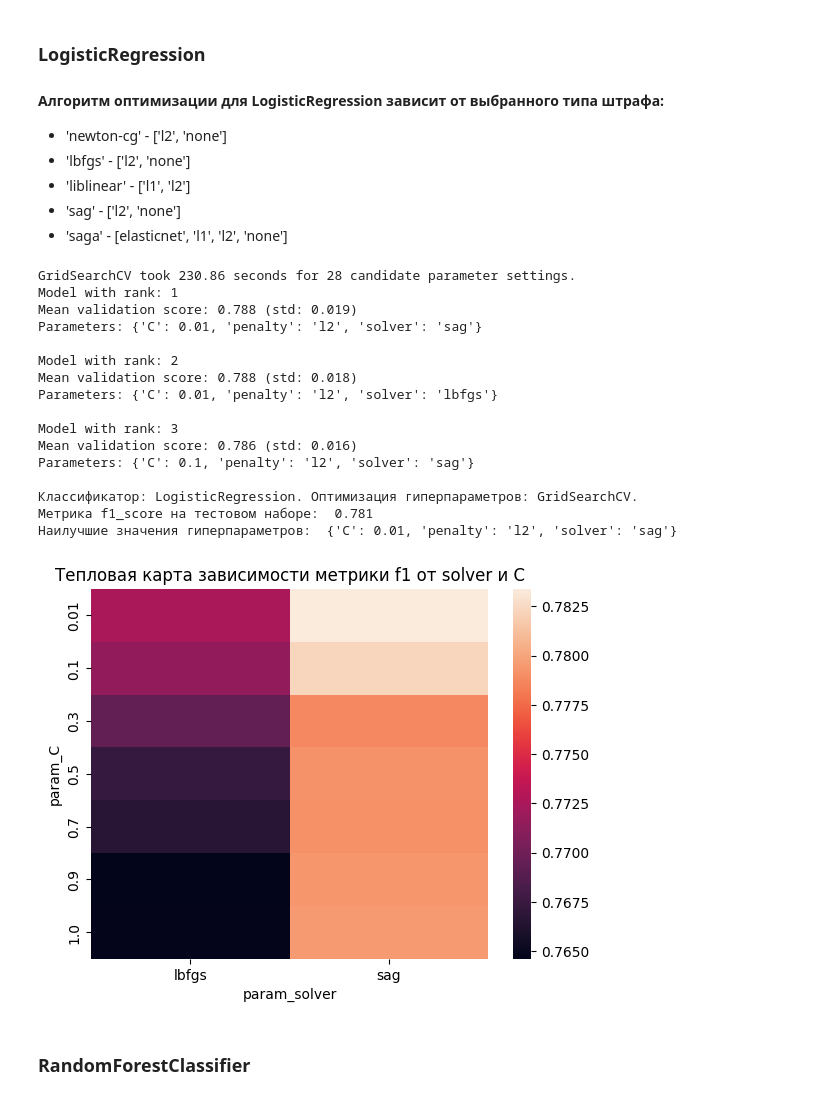
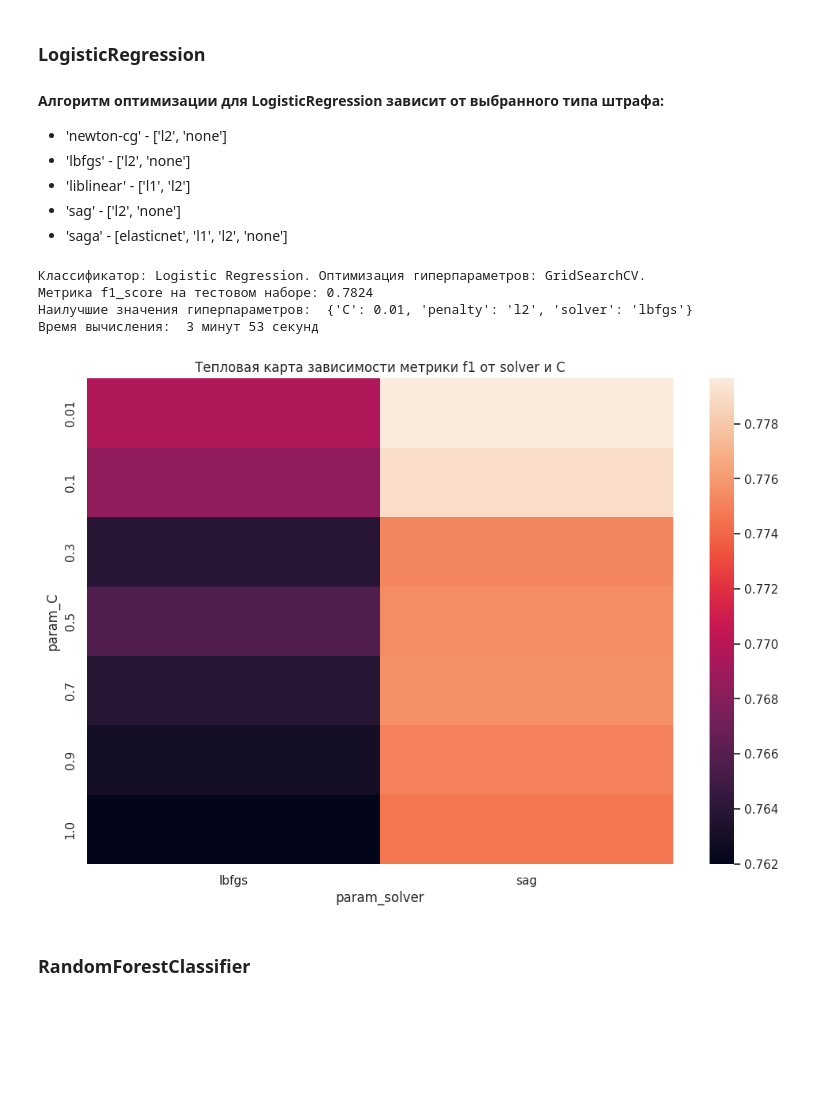
Before and after one commit to IgorekFromRU/DS-Projects, a Jupyter notebook: ML_7_Прогнозирование_биологического_ответа_(HW_3).ipynb, the cells around one changed output. Saved outputs shown, nothing was run; the diff lists cells and outputs as text; code cells hidden in the pictures; blank space fills up the shorter version.

```diff
--- a/ML_7_Прогнозирование_биологического_ответа_(HW_3).ipynb
+++ b/ML_7_Прогнозирование_биологического_ответа_(HW_3).ipynb
@@ -150,0 +140,11 @@ show_info(score_table, name_rf, 'default', score,
+# %%
+default_params={'n_estimators':100, 'max_depth':None, 'min_samples_leaf':1}
+
+hpo_name='default'
+estimator = clf_rand_forest.set_params(**default_params)
+tic = time()
+estimator.fit(X_train,y_train)
+tic_end = time()-tic
+
+test_f1 = f1_score(y_test, estimator.predict(X_test))
+report(estimator.name, hpo_name, test_f1, tic_end, best_params=default_params)
@@ -164,15 +169,17 @@ show_info(score_table, name_rf, 'default', score,
 param_grid = [
               {'penalty': ['l2', 'none'] , # тип регуляризации
               'solver': ['lbfgs', 'sag'], # алгоритм оптимизации
-               'C': [0.01, 0.1, 0.3, 0.5, 0.7, 0.9, 1]}, # уровень силы регурялизации
+               'C': [0.01, 0.1, 0.3, 0.5, 0.7, 0.9, 1]}, # уровень силы регуляризации
 
               # {'penalty': ['l1', 'l2'] ,
               # 'solver': ['liblinear', 'saga'],
               #  'C': [0.01, 0.1, 0.3, 0.5, 0.7, 0.9, 1]}
 ]
 
-grid_search_lr = GridSearchCV(
-    estimator=LogisticRegression(random_state=RANDOMSTATE,max_iter=MAX_ITER)
+hpo_name = 'GridSearchCV'
+estimator = clf_log_reg
+hpo_search = GridSearchCV(
+    estimator=estimator
     , param_grid=param_grid
     # For int/None inputs, if the estimator is a classifier and y is
     # either binary or multiclass, StratifiedKFold is used. In all
@@ -182,50 +189,36 @@ grid_search_lr = GridSearchCV(
     , n_jobs = -1
     )
 
-start=time()
-grid_search_lr.fit(X_train, y_train)
-print(
-    "GridSearchCV took %.2f seconds for %d candidate parameter settings."
-    % (time() - start, len(grid_search_lr.cv_results_["params"]))
-)
-report(grid_search_lr.cv_results_)
+tic=time()
+hpo_search.fit(X_train, y_train)
+tic_end = time()-tic
 
+best_params = hpo_search.best_params_
 # Оба варианта вычисляют F1-меру на тестовом наборе данных
 # с использованием модели, обученной с лучшими гиперпараметрами.
 # Разница заключается в том, как это делается - через метод .score
-# или через явное предсказание и metrics.f1_score.
-#print(f"f1 на тестовом наборе: {grid_search_lr.score(X_test, y_test):.4f}")
-best_score = metrics.f1_score(y_test, grid_search_lr.predict(X_test)).round(4)
-show_info(score_table, name_lr, 'GridSearchCV', best_score, grid_search_lr.best_params_)
+# или через явное предсказание metrics.f1_score
+#print(f"f1 на тестовом наборе: {hpo_search.score(X_test, y_test):.4f}")
+#test_f1 = f1_score(y_test, hpo_search.predict(X_test))
+test_f1 = f1_score_evaluation(estimator, best_params)
+report(estimator.name, hpo_name, test_f1, tic_end, best_params)
 # %% [output]
-GridSearchCV took 230.86 seconds for 28 candidate parameter settings.
-Model with rank: 1
-Mean validation score: 0.788 (std: 0.019)
-Parameters: {'C': 0.01, 'penalty': 'l2', 'solver': 'sag'}
-
-Model with rank: 2
-Mean validation score: 0.788 (std: 0.018)
-Parameters: {'C': 0.01, 'penalty': 'l2', 'solver': 'lbfgs'}
-
-Model with rank: 3
-Mean validation score: 0.786 (std: 0.016)
-Parameters: {'C': 0.1, 'penalty': 'l2', 'solver': 'sag'}
-
-Классификатор: LogisticRegression. Оптимизация гиперпараметров: GridSearchCV.
-Метрика f1_score на тестовом наборе:  0.781
-Наилучшие значения гиперпараметров:  {'C': 0.01, 'penalty': 'l2', 'solver': 'sag'}
+Классификатор: Logistic Regression. Оптимизация гиперпараметров: GridSearchCV.
+Метрика f1_score на тестовом наборе: 0.7824
+Наилучшие значения гиперпараметров:  {'C': 0.01, 'penalty': 'l2', 'solver': 'lbfgs'}
+Время вычисления:  3 минут 53 секунд
 # %%
 # отрисуем, как менялась метрика f1 при различных гиперпараметрах
-visual = pd.pivot_table(pd.DataFrame(grid_search_lr.cv_results_)
+visual = pd.pivot_table(pd.DataFrame(hpo_search.cv_results_)
                         , values='mean_test_score', index='param_C'
                         # , columns='param_penalty'
                         , columns='param_solver'
                       )
 sns.heatmap(visual)
 plt.title('Тепловая карта зависимости метрики f1 от solver и С') # подпись графика
 sns.set(rc={'figure.figsize':(12, 8)}) #задаем размер графика
 # %% [output]
-[figure, old version]
+[figure, new version]
 # %% [markdown]
 ### **RandomForestClassifier**
 # %%
```
Also changed, not shown: parts of 37 cells of this notebook.
